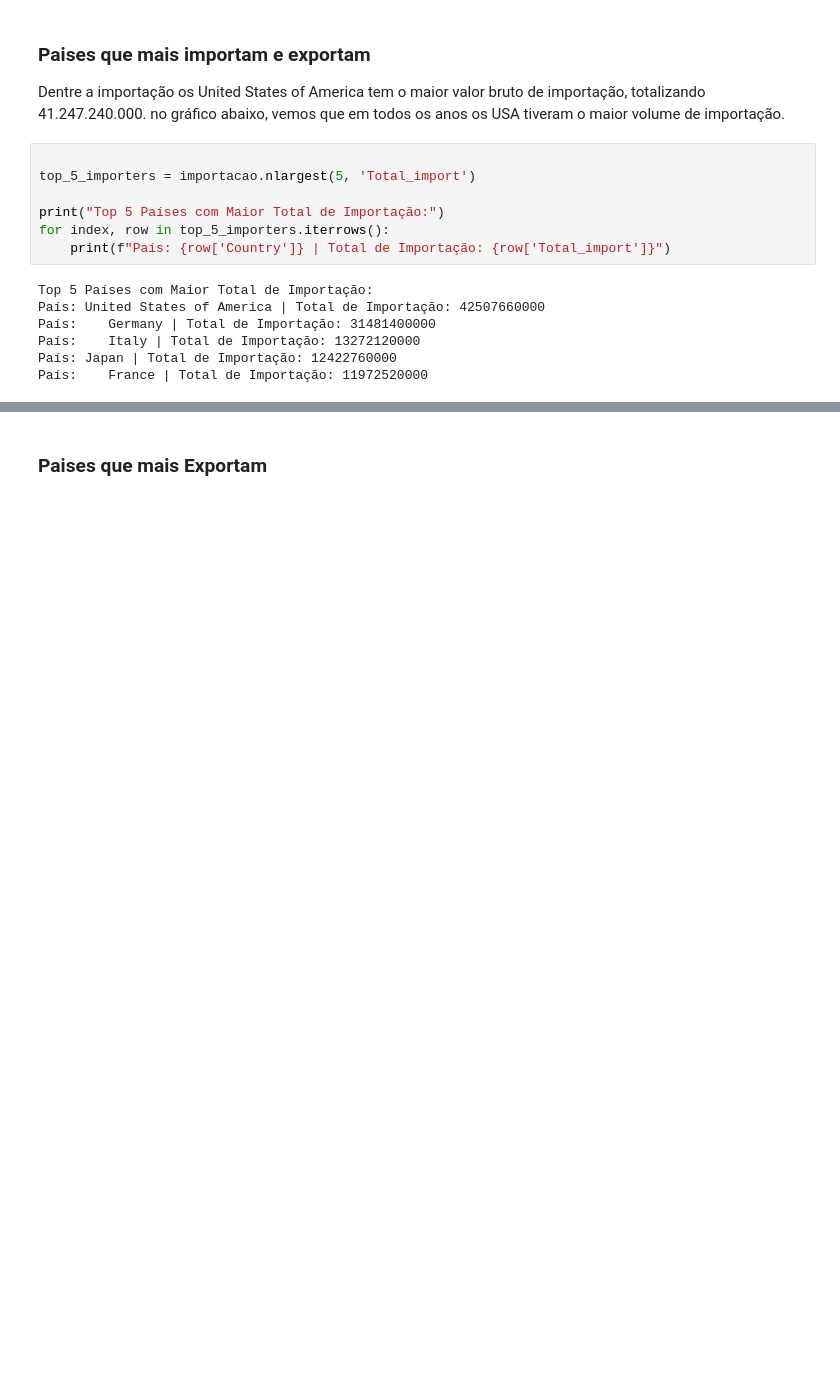
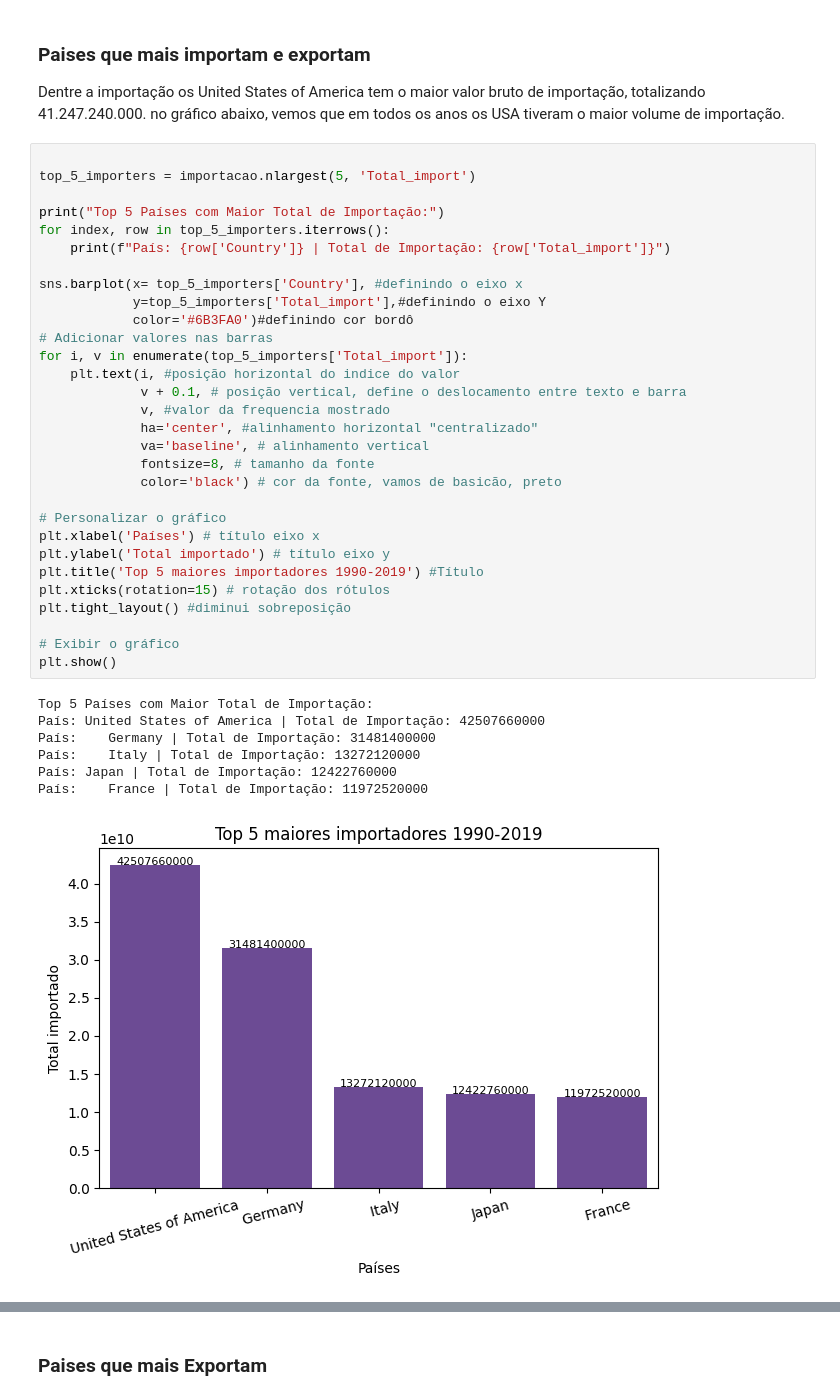
Before and after one commit to ladata-ufs/Cafezinho-G3, a Jupyter notebook: project.ipynb, the cells around one changed output, grey strips where cells are left out. Saved outputs shown, nothing was run; the diff lists cells and outputs as text; blank space fills up the shorter version.

```diff
--- a/project.ipynb
+++ b/project.ipynb
@@ -273,19 +402,43 @@ Vale ressaltar que a melhor do desempenho, não caracteriza maior produção, e
 # %% [markdown]
 ### Paises que mais importam e exportam
 Dentre a importação os United States of America tem o maior valor bruto de importação, totalizando 41.247.240.000. no gráfico abaixo, vemos que em todos os anos os USA tiveram o maior volume de importação.
-# %%
-
-top_5_importers = importacao.nlargest(5, 'Total_import')
-
-print("Top 5 Países com Maior Total de Importação:")
-for index, row in top_5_importers.iterrows():
-    print(f"País: {row['Country']} | Total de Importação: {row['Total_import']}")
-# %% [output]
-Top 5 Países com Maior Total de Importação:
-País: United States of America | Total de Importação: 42507660000
-País:    Germany | Total de Importação: 31481400000
-País:    Italy | Total de Importação: 13272120000
-País: Japan | Total de Importação: 12422760000
-País:    France | Total de Importação: 11972520000
+# %%
+
+top_5_importers = importacao.nlargest(5, 'Total_import')
+
+print("Top 5 Países com Maior Total de Importação:")
+for index, row in top_5_importers.iterrows():
+    print(f"País: {row['Country']} | Total de Importação: {row['Total_import']}")
+
+sns.barplot(x= top_5_importers['Country'], #definindo o eixo x
+            y=top_5_importers['Total_import'],#definindo o eixo Y
+            color='#6B3FA0')#definindo cor bordô
+# Adicionar valores nas barras
+for i, v in enumerate(top_5_importers['Total_import']):
+    plt.text(i, #posição horizontal do indice do valor
+             v + 0.1, # posição vertical, define o deslocamento entre texto e barra
+             v, #valor da frequencia mostrado
+             ha='center', #alinhamento horizontal "centralizado"
+             va='baseline', # alinhamento vertical
+             fontsize=8, # tamanho da fonte
+             color='black') # cor da fonte, vamos de basicão, preto
+
+# Personalizar o gráfico
+plt.xlabel('Países') # título eixo x
+plt.ylabel('Total importado') # título eixo y
+plt.title('Top 5 maiores importadores 1990-2019') #Título
+plt.xticks(rotation=15) # rotação dos rótulos
+plt.tight_layout() #diminui sobreposição
+
+# Exibir o gráfico
+plt.show()
+# %% [output]
+Top 5 Países com Maior Total de Importação:
+País: United States of America | Total de Importação: 42507660000
+País:    Germany | Total de Importação: 31481400000
+País:    Italy | Total de Importação: 13272120000
+País: Japan | Total de Importação: 12422760000
+País:    France | Total de Importação: 11972520000
+[figure, added]
 # %%
 
```
Also changed, not shown: parts of 17 cells of this notebook.
